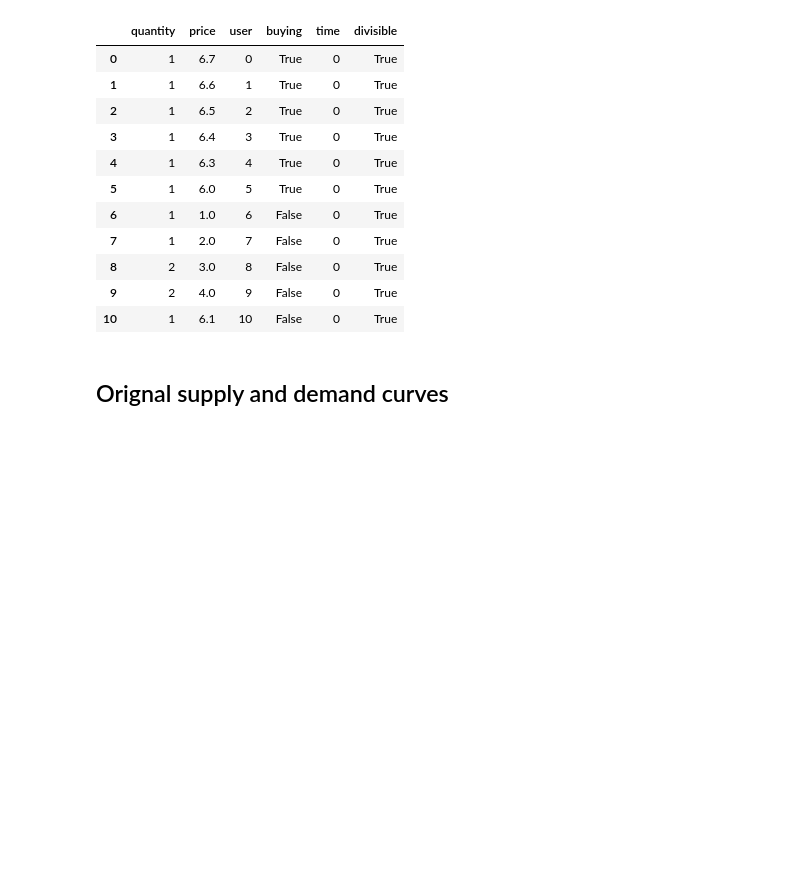
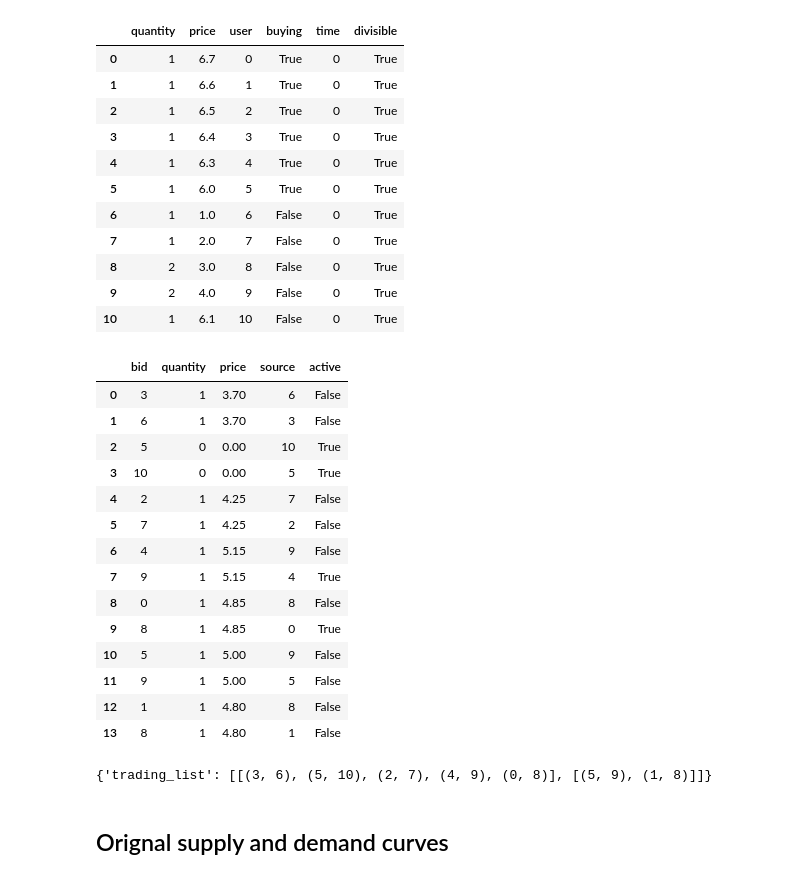
Before and after one commit to kiedanski/pymarket, a Jupyter notebook: P2P.ipynb, the cells around one changed output. Cells and saved outputs as stored; diff of their text form; code cells hidden in the pictures; blank space fills up the shorter version.

```diff
--- a/P2P.ipynb
+++ b/P2P.ipynb
@@ -44,6 +44,28 @@ bids
 | 8 | 2 | 3.0 | 8 | False | 0 | True |
 | 9 | 2 | 4.0 | 9 | False | 0 | True |
 | 10 | 1 | 6.1 | 10 | False | 0 | True |
+# %%
+transactions.get_df() # transactions dataframe
+# %% [output]
+|  | bid | quantity | price | source | active |
+| 0 | 3 | 1 | 3.70 | 6 | False |
+| 1 | 6 | 1 | 3.70 | 3 | False |
+| 2 | 5 | 0 | 0.00 | 10 | True |
+| 3 | 10 | 0 | 0.00 | 5 | True |
+| 4 | 2 | 1 | 4.25 | 7 | False |
+| 5 | 7 | 1 | 4.25 | 2 | False |
+| 6 | 4 | 1 | 5.15 | 9 | False |
+| 7 | 9 | 1 | 5.15 | 4 | True |
+| 8 | 0 | 1 | 4.85 | 8 | False |
+| 9 | 8 | 1 | 4.85 | 0 | True |
+| 10 | 5 | 1 | 5.00 | 9 | False |
+| 11 | 9 | 1 | 5.00 | 5 | False |
+| 12 | 1 | 1 | 4.80 | 8 | False |
+| 13 | 8 | 1 | 4.80 | 1 | False |
+# %%
+extras # additional information characteristic of P2P trading
+# %% [output]
+{'trading_list': [[(3, 6), (5, 10), (2, 7), (4, 9), (0, 8)], [(5, 9), (1, 8)]]}
 # %% [markdown]
 ## Orignal supply and demand curves
 # %%
```
Also changed, not shown: parts of 4 cells of this notebook, 9 other files.
